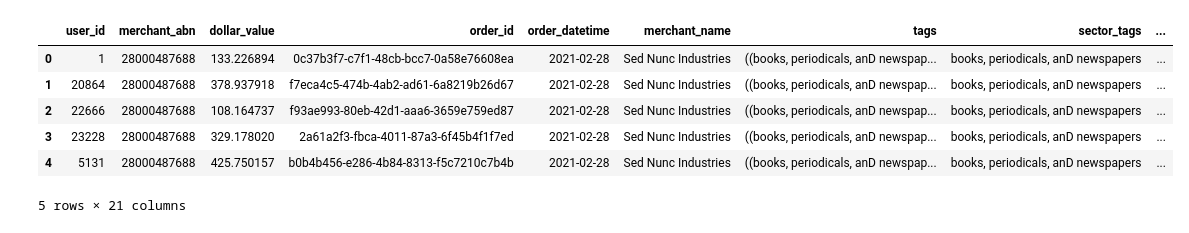
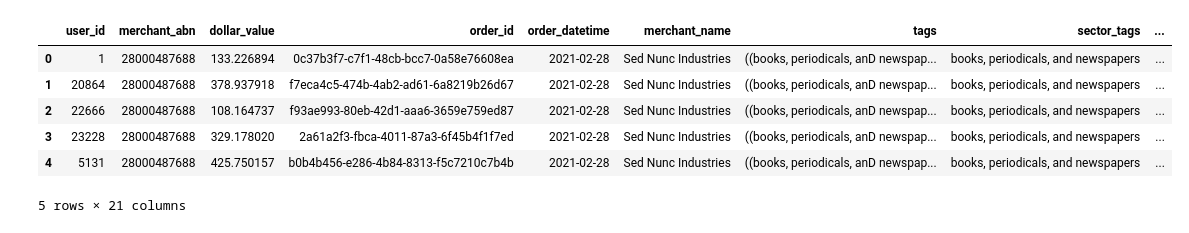
Before and after one commit to MAST30034-Applied-Data-Science/generic-buy-now-pay-later-project-group-17-adsb, a Jupyter notebook: notebooks/final_data.ipynb, the cells around one changed output. Cells and saved outputs as stored; diff of their text form; code cells hidden in the pictures.

Commit message:
output separated cleaned tables

```diff
--- a/notebooks/final_data.ipynb
+++ b/notebooks/final_data.ipynb
@@ -1,16 +1,16 @@
 # %%
 import pandas as pd
 # %%
-data_path = "../data/curated/transactions.parquet"
+data_path = "../data/curated/merged_transactions.parquet"
 data = pd.read_parquet(data_path)
 data.head()
 # %% [output]
 |  | user_id | merchant_abn | dollar_value | order_id | order_datetime | merchant_name | tags | sector_tags | ... |
-| 0 | 1 | 28000487688 | 133.226894 | 0c37b3f7-c7f1-48cb-bcc7-0a58e76608ea | 2021-02-28 | Sed Nunc Industries | ((books, periodicals, anD newspap... | books, periodicals, anD newspapers | ... |
-| 1 | 20864 | 28000487688 | 378.937918 | f7eca4c5-474b-4ab2-ad61-6a8219b26d67 | 2021-02-28 | Sed Nunc Industries | ((books, periodicals, anD newspap... | books, periodicals, anD newspapers | ... |
-| 2 | 22666 | 28000487688 | 108.164737 | f93ae993-80eb-42d1-aaa6-3659e759ed87 | 2021-02-28 | Sed Nunc Industries | ((books, periodicals, anD newspap... | books, periodicals, anD newspapers | ... |
-| 3 | 23228 | 28000487688 | 329.178020 | 2a61a2f3-fbca-4011-87a3-6f45b4f1f7ed | 2021-02-28 | Sed Nunc Industries | ((books, periodicals, anD newspap... | books, periodicals, anD newspapers | ... |
-| 4 | 5131 | 28000487688 | 425.750157 | b0b4b456-e286-4b84-8313-f5c7210c7b4b | 2021-02-28 | Sed Nunc Industries | ((books, periodicals, anD newspap... | books, periodicals, anD newspapers | ... |
+| 0 | 1 | 28000487688 | 133.226894 | 0c37b3f7-c7f1-48cb-bcc7-0a58e76608ea | 2021-02-28 | Sed Nunc Industries | ((books, periodicals, anD newspap... | books, periodicals, and newspapers | ... |
+| 1 | 20864 | 28000487688 | 378.937918 | f7eca4c5-474b-4ab2-ad61-6a8219b26d67 | 2021-02-28 | Sed Nunc Industries | ((books, periodicals, anD newspap... | books, periodicals, and newspapers | ... |
+| 2 | 22666 | 28000487688 | 108.164737 | f93ae993-80eb-42d1-aaa6-3659e759ed87 | 2021-02-28 | Sed Nunc Industries | ((books, periodicals, anD newspap... | books, periodicals, and newspapers | ... |
+| 3 | 23228 | 28000487688 | 329.178020 | 2a61a2f3-fbca-4011-87a3-6f45b4f1f7ed | 2021-02-28 | Sed Nunc Industries | ((books, periodicals, anD newspap... | books, periodicals, and newspapers | ... |
+| 4 | 5131 | 28000487688 | 425.750157 | b0b4b456-e286-4b84-8313-f5c7210c7b4b | 2021-02-28 | Sed Nunc Industries | ((books, periodicals, anD newspap... | books, periodicals, and newspapers | ... |
 5 rows × 21 columns
 # %%
 data[~data.isna().any(axis=1)].sample(n=10)
```
Also changed, not shown: parts of 1 cell of this notebook, 2 other files.
